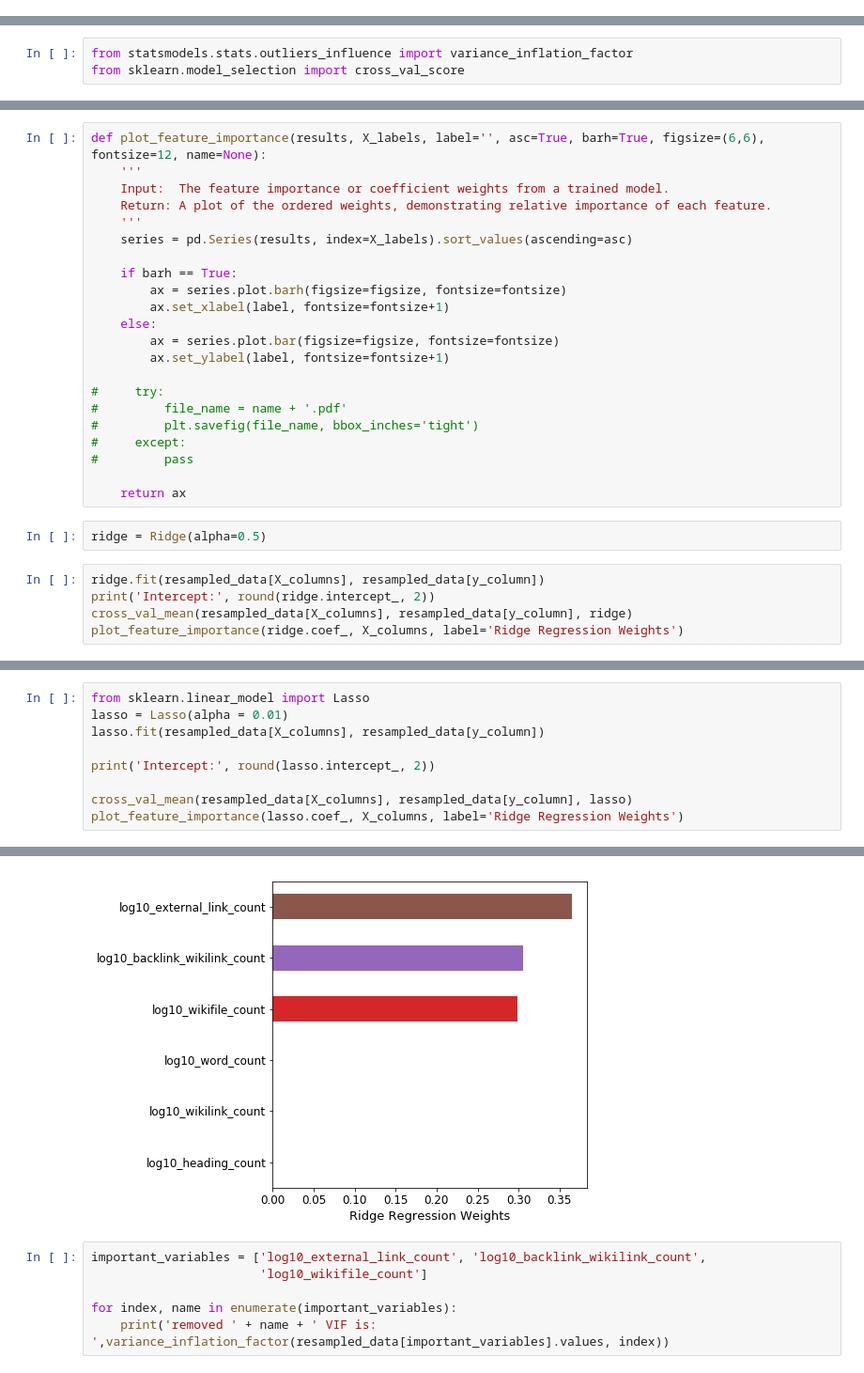
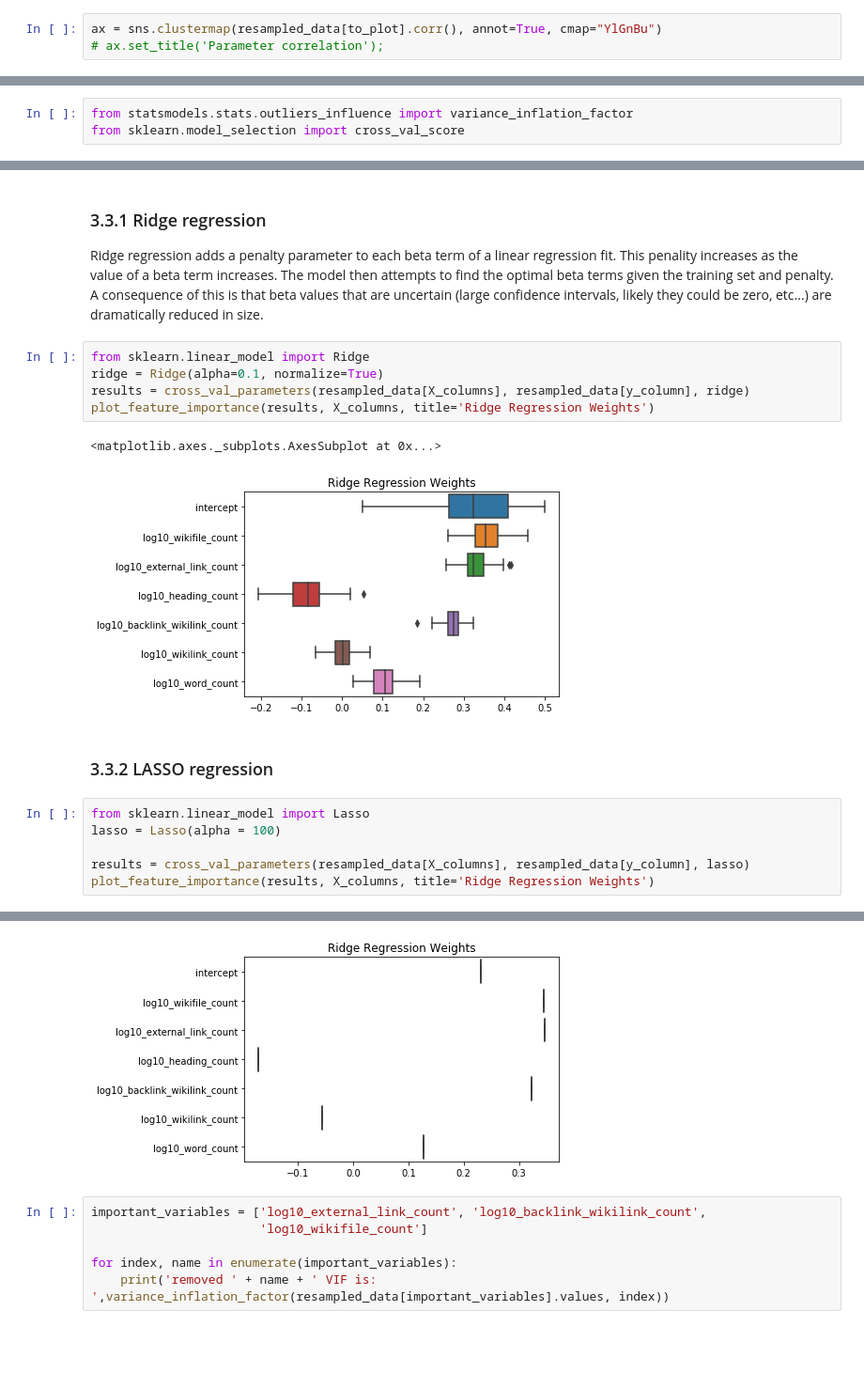
Before and after one commit to wmvoje/wiki_stub_expansion, a Jupyter notebook: data_analysis/Regression_What correlates to pageviews.ipynb, the cells around one changed output, grey strips where cells are left out. Shown at 94% size. Drawn from its saved outputs; the diff is of its cells as text; blank space fills up the shorter version.

Commit message:
added lasso and ridge analysis

```diff
--- a/data_analysis/Regression_What correlates to pageviews.ipynb
+++ b/data_analysis/Regression_What correlates to pageviews.ipynb
@@ -400,0 +401,3 @@ Indeed there are many highly corrlated parameters in this data set.
+# %%
+ax = sns.clustermap(resampled_data[to_plot].corr(), annot=True, cmap="YlGnBu")
+# ax.set_title('Parameter correlation');
@@ -430,29 +444,0 @@ def cross_val_mean(X, y, estimator):
-# %%
-def plot_feature_importance(results, X_labels, label='', asc=True, barh=True, figsize=(6,6), fontsize=12, name=None):
-    '''
-    Input:  The feature importance or coefficient weights from a trained model.
-    Return: A plot of the ordered weights, demonstrating relative importance of each feature.
-    '''
-    series = pd.Series(results, index=X_labels).sort_values(ascending=asc)
-
-    if barh == True:
-        ax = series.plot.barh(figsize=figsize, fontsize=fontsize)
-        ax.set_xlabel(label, fontsize=fontsize+1)
-    else:
-        ax = series.plot.bar(figsize=figsize, fontsize=fontsize)
-        ax.set_ylabel(label, fontsize=fontsize+1)
-
-#     try:
-#         file_name = name + '.pdf'
-#         plt.savefig(file_name, bbox_inches='tight')
-#     except:
-#         pass
-
-    return ax
-# %%
-ridge = Ridge(alpha=0.5)
-# %%
-ridge.fit(resampled_data[X_columns], resampled_data[y_column])
-print('Intercept:', round(ridge.intercept_, 2))
-cross_val_mean(resampled_data[X_columns], resampled_data[y_column], ridge)
-plot_feature_importance(ridge.coef_, X_columns, label='Ridge Regression Weights')
@@ -464,10 +485,21 @@ Cross-validated RMSE: 0.543
+# %% [markdown]
+### 3.3.1 Ridge regression
+
+Ridge regression adds a penalty parameter to each beta term of a linear regression fit. This penality increases as the value of a beta term increases. The model then attempts to find the optimal beta terms given the training set and penalty. A consequence of this is that beta values that are uncertain (large confidence intervals, likely they could be zero, etc...) are dramatically reduced in size.
+# %%
+from sklearn.linear_model import Ridge
+ridge = Ridge(alpha=0.1, normalize=True)
+results = cross_val_parameters(resampled_data[X_columns], resampled_data[y_column], ridge)
+plot_feature_importance(results, X_columns, title='Ridge Regression Weights')
+# %% [output]
+<matplotlib.axes._subplots.AxesSubplot at 0x...>
+[figure, added]
+# %% [markdown]
+### 3.3.2 LASSO regression
 # %%
 from sklearn.linear_model import Lasso
-lasso = Lasso(alpha = 0.01)
-lasso.fit(resampled_data[X_columns], resampled_data[y_column])
+lasso = Lasso(alpha = 100)
 
-print('Intercept:', round(lasso.intercept_, 2))
-
-cross_val_mean(resampled_data[X_columns], resampled_data[y_column], lasso)
-plot_feature_importance(lasso.coef_, X_columns, label='Ridge Regression Weights')
+results = cross_val_parameters(resampled_data[X_columns], resampled_data[y_column], lasso)
+plot_feature_importance(results, X_columns, title='Ridge Regression Weights')
 # %% [output]
@@ -477,4 +507,4 @@ Cross-validated RMSE: 0.545
-[figure, old version]
+[figure, new version]
 # %%
 important_variables = ['log10_external_link_count', 'log10_backlink_wikilink_count',
                        'log10_wikifile_count']
```
Also changed, not shown: parts of 26 cells of this notebook, 1 other file.
